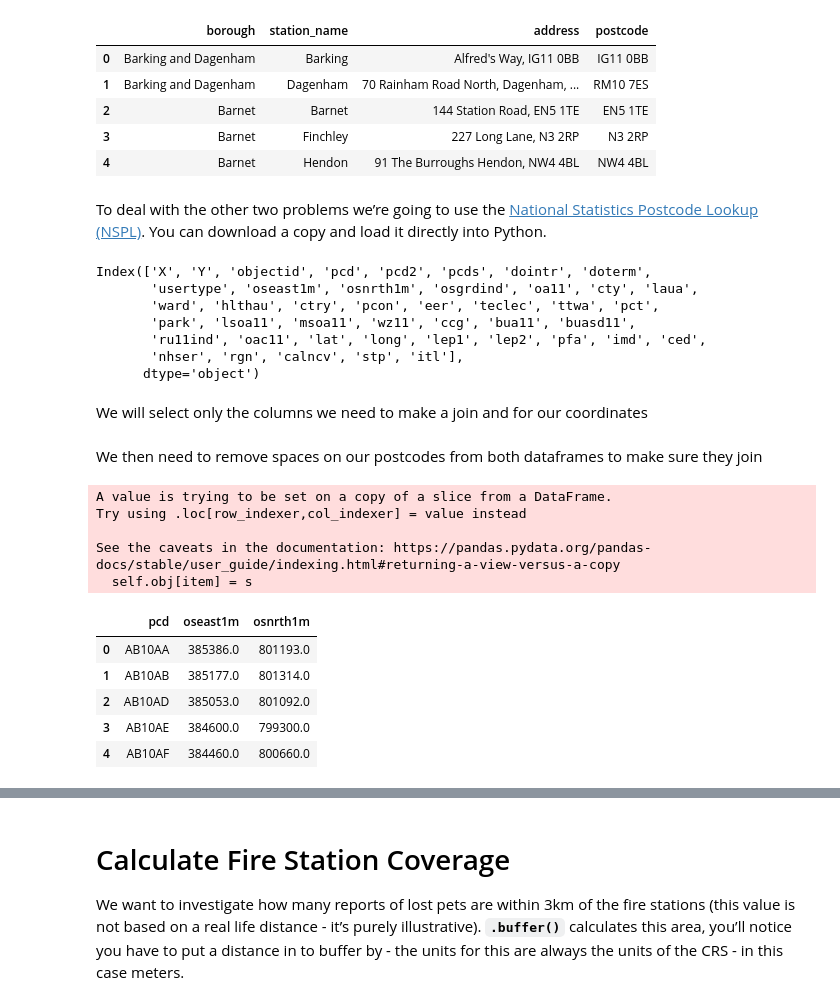
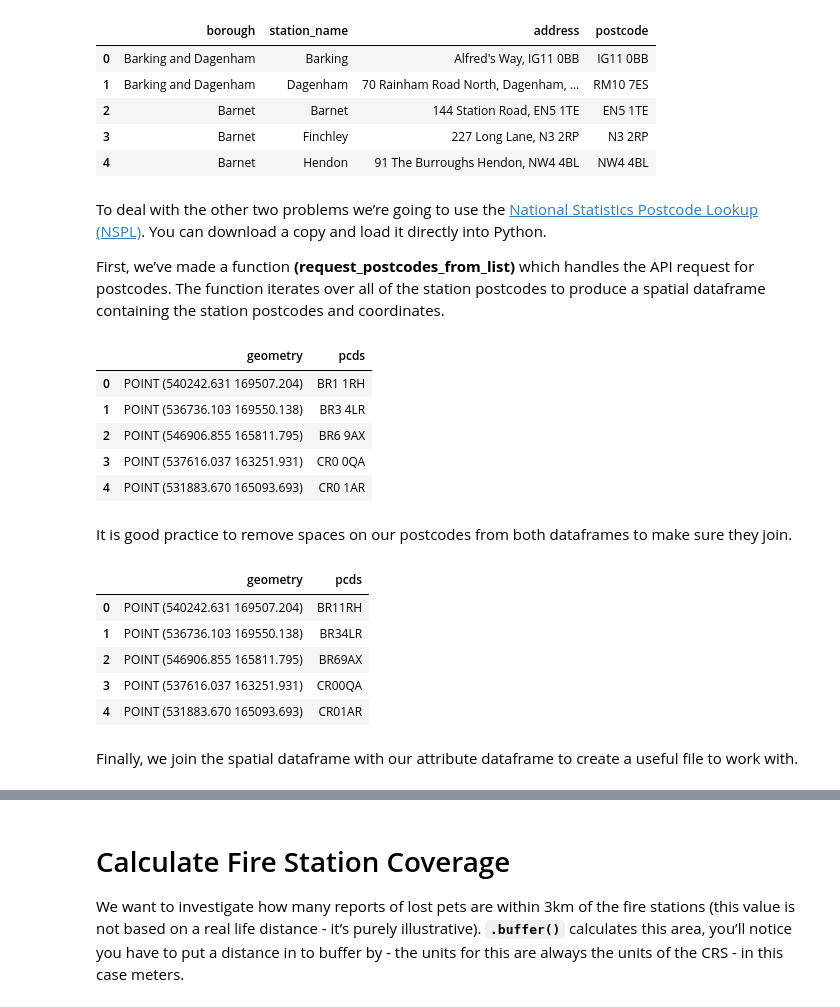
Before and after one commit to ONSgeo/more-GIS-in-Python, a Jupyter notebook: More_GIS_in_Python.ipynb, the cells around one changed output, grey strips where cells are left out. Drawn from its saved outputs; the diff is of its cells as text; code cells hidden in the pictures.

```diff
--- a/More_GIS_in_Python.ipynb
+++ b/More_GIS_in_Python.ipynb
@@ -617,3 +618,5 @@ stations.head()
 | 4 | Barnet | Hendon | 91 The Burroughs Hendon, NW4 4BL | NW4 4BL |
 # %% [markdown]
 To deal with the other two problems we’re going to use the [National Statistics Postcode Lookup (NSPL)](https://geoportal.statistics.gov.uk/search?collection=Dataset&sort=name&tags=all(CTD_NSPL)). You can download a copy and load it directly into Python.
+
+First, we’ve made a function **(request_postcodes_from_list)** which handles the API request for postcodes. The function iterates over all of the station postcodes to produce a spatial dataframe containing the station postcodes and coordinates.
@@ -622,12 +622,0 @@ nspl = pd.read_csv(r'D:\2021\Spatial\More_GIS_in_Pyhton\data\csv\NSPL_Latest_Cen
-# %%
-nspl.columns
-# %% [output]
-Index(['X', 'Y', 'objectid', 'pcd', 'pcd2', 'pcds', 'dointr', 'doterm',
-       'usertype', 'oseast1m', 'osnrth1m', 'osgrdind', 'oa11', 'cty', 'laua',
-       'ward', 'hlthau', 'ctry', 'pcon', 'eer', 'teclec', 'ttwa', 'pct',
-       'park', 'lsoa11', 'msoa11', 'wz11', 'ccg', 'bua11', 'buasd11',
-       'ru11ind', 'oac11', 'lat', 'long', 'lep1', 'lep2', 'pfa', 'imd', 'ced',
-       'nhser', 'rgn', 'calncv', 'stp', 'itl'],
-      dtype='object')
-# %% [markdown]
-We will select only the columns we need to make a join and for our coordinates
@@ -636,22 +623,32 @@ nspl_locations = nspl[['pcd', 'oseast1m', 'osnrth1m']]
+# %%
+try:
+    pcds = stations.postcode
+    station_locations = request_postcodes_from_list(pcds, fields = ['pcds', 'geometry']).to_crs(27700)
+    display(station_locations.head())
+except Exception as e:
+    station_locations = gpd.read_file(r'data\stations_locations.shp')
+# %% [output]
+|  | geometry | pcds |
+| 0 | POINT (540242.631 169507.204) | BR1 1RH |
+| 1 | POINT (536736.103 169550.138) | BR3 4LR |
+| 2 | POINT (546906.855 165811.795) | BR6 9AX |
+| 3 | POINT (537616.037 163251.931) | CR0 0QA |
+| 4 | POINT (531883.670 165093.693) | CR0 1AR |
 # %% [markdown]
-We then need to remove spaces on our postcodes from both dataframes to make sure they join
+It is good practice to remove spaces on our postcodes from both dataframes to make sure they join.
-# %%
-nspl_locations.loc[:, "pcd"] = nspl_locations['pcd'].str.replace(' ', '')
-# %% [output]
-A value is trying to be set on a copy of a slice from a DataFrame.
-Try using .loc[row_indexer,col_indexer] = value instead
-
-See the caveats in the documentation: https://pandas.pydata.org/pandas-docs/stable/user_guide/indexing.html#returning-a-view-versus-a-copy
-  self.obj[item] = s
+# %%
+station_locations.loc[:, "pcds"] = station_locations.loc[:, 'pcds'].str.replace(' ', '')
 # %%
-nspl_locations.head()
+station_locations.head()
 # %% [output]
-|  | pcd | oseast1m | osnrth1m |
-| 0 | AB10AA | 385386.0 | 801193.0 |
-| 1 | AB10AB | 385177.0 | 801314.0 |
-| 2 | AB10AD | 385053.0 | 801092.0 |
-| 3 | AB10AE | 384600.0 | 799300.0 |
-| 4 | AB10AF | 384460.0 | 800660.0 |
+|  | geometry | pcds |
+| 0 | POINT (540242.631 169507.204) | BR11RH |
+| 1 | POINT (536736.103 169550.138) | BR34LR |
+| 2 | POINT (546906.855 165811.795) | BR69AX |
+| 3 | POINT (537616.037 163251.931) | CR00QA |
+| 4 | POINT (531883.670 165093.693) | CR01AR |
 # %%
 stations.loc[:, "postcode"] = stations['postcode'].str.replace(' ', '')
+# %% [markdown]
+Finally, we join the spatial dataframe with our attribute dataframe to create a useful file to work with.
 # %%
```
Also changed, not shown: parts of 13 cells of this notebook, 6 other files.
